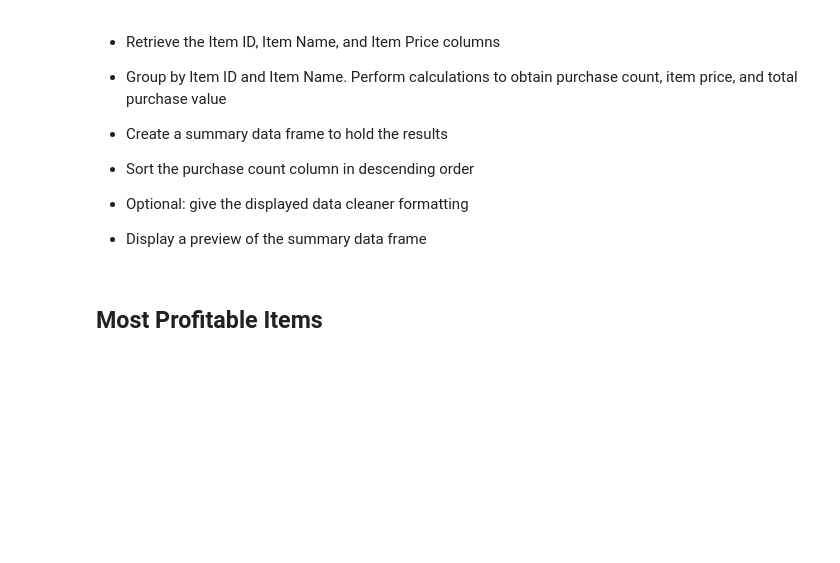
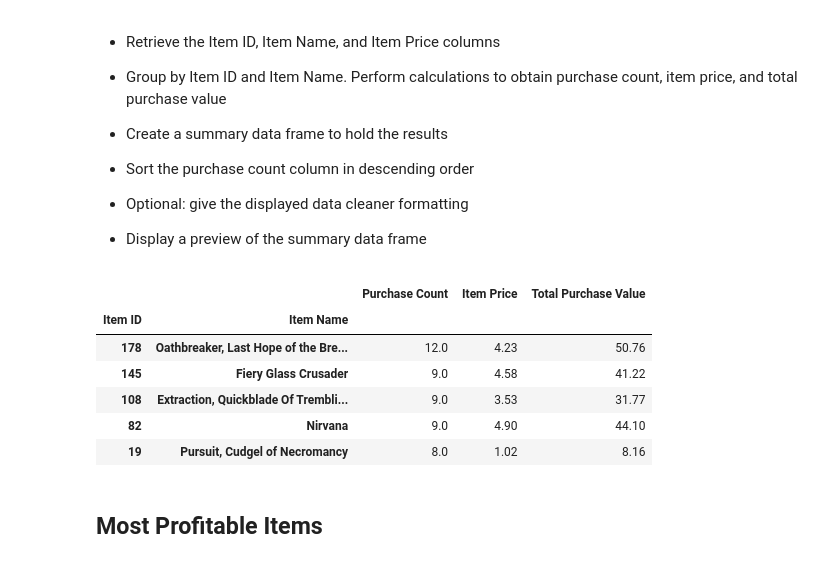
Before and after one commit to emercad0/Heroes-Of-Pymoli-Data-Analysis, a Jupyter notebook: HeroesOfPymoli/HeroesOfPymoli_starter.ipynb, the cells around one changed output. Drawn from its saved outputs; the diff is of its cells as text; code cells hidden in the pictures; blank space fills up the shorter version.

```diff
--- a/HeroesOfPymoli/HeroesOfPymoli_starter.ipynb
+++ b/HeroesOfPymoli/HeroesOfPymoli_starter.ipynb
@@ -255,6 +306,28 @@ Name: Gender, dtype: int64
 
 
 * Display a preview of the summary data frame
+# %%
+def popular_item(column):
+    d = {}
+    d['Purchase Count'] = column['Price'].count()
+    d['Item Price'] = column['Price'].mean()
+    d['Total Purchase Value'] = column['Price'].sum()
+    return pd.Series(d, index=['Purchase Count',
+                               'Item Price',
+                               'Total Purchase Value' ])
+
+
+most_popular_items = dat.groupby(['Item ID','Item Name']).apply(popular_item)
+most_popular_items = most_popular_items.sort_values(by='Purchase Count', ascending=False)
+most_popular_items.head()
+# %% [output]
+|  |  | Purchase Count | Item Price | Total Purchase Value |
+| Item ID | Item Name |  |  |  |
+| 178 | Oathbreaker, Last Hope of the Bre... | 12.0 | 4.23 | 50.76 |
+| 145 | Fiery Glass Crusader | 9.0 | 4.58 | 41.22 |
+| 108 | Extraction, Quickblade Of Trembli... | 9.0 | 3.53 | 31.77 |
+| 82 | Nirvana | 9.0 | 4.90 | 44.10 |
+| 19 | Pursuit, Cudgel of Necromancy | 8.0 | 1.02 | 8.16 |
 # %% [markdown]
 ## Most Profitable Items
 # %% [markdown]
```
Also changed, not shown: parts of 8 cells of this notebook.
